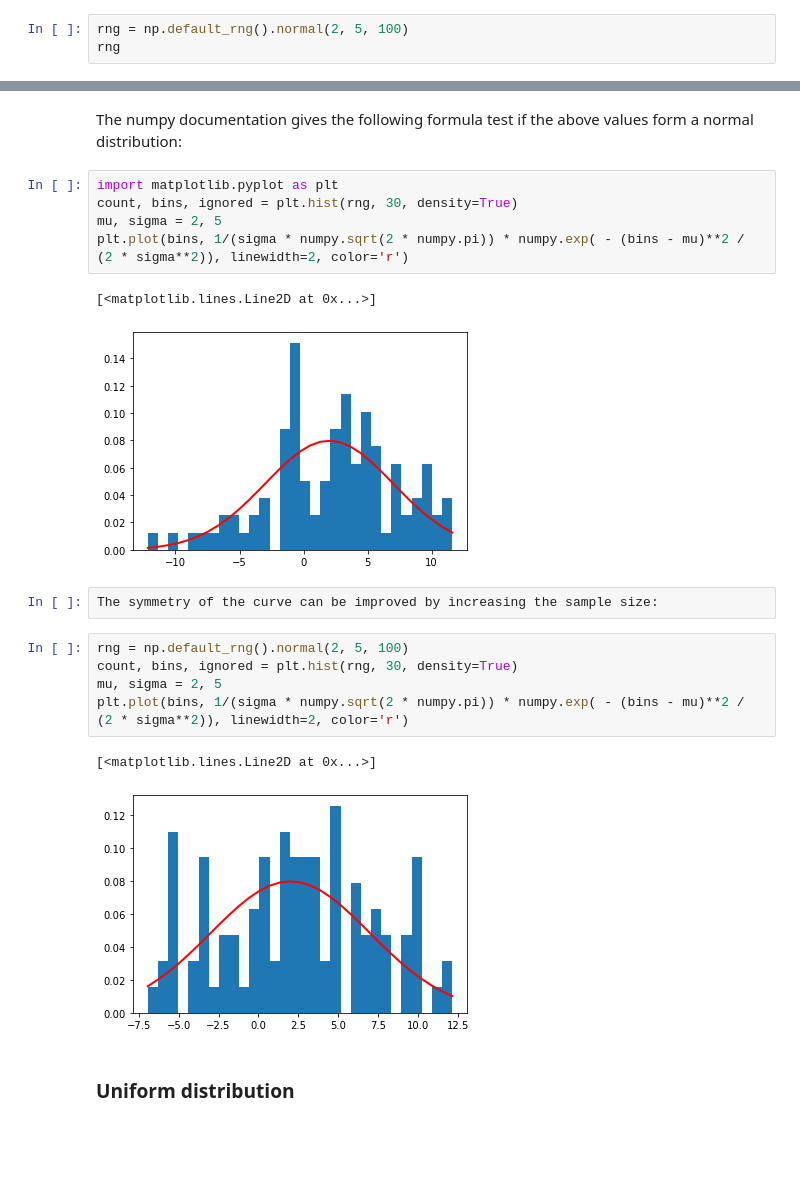
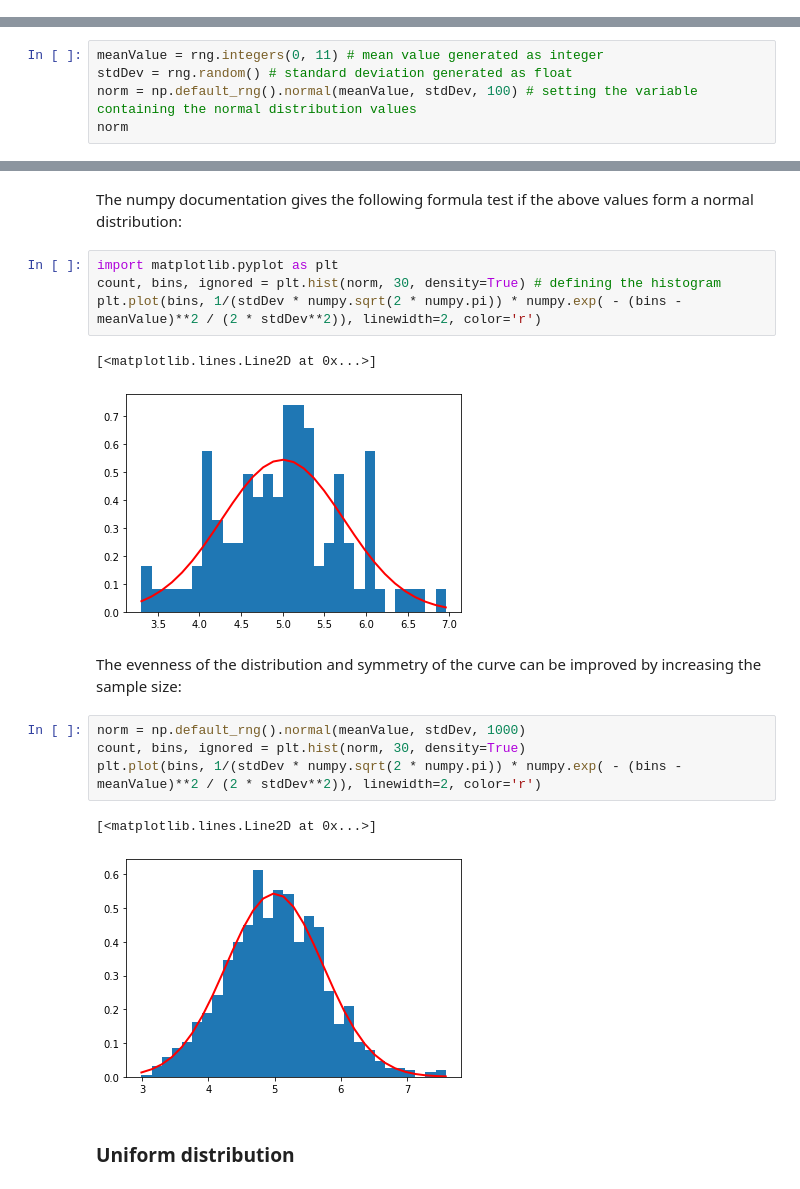
Before and after one commit to donalbuggy/programmingForDataAnalysisAssignment, a Jupyter notebook: progDA Assignment.ipynb, the cells around one changed output, grey strips where cells are left out. Drawn from its saved outputs; the diff is of its cells as text; blank space fills up the shorter version.

Commit message:
changed sample code for normal distribution

```diff
--- a/progDA Assignment.ipynb
+++ b/progDA Assignment.ipynb
@@ -208,6 +210,3 @@ A normal or Gaussian distribution is one in which values are distributed in a be
 The ***normal()*** function is used to draw random samples from a normal distribution. It takes two required parameters, both of which are float values: ***loc*** defines the mean value which will correspond to the centre of the ditribution; ***scale*** defines the standard deviation of the distribution, which determines the width or spread of the distribution.
 
 It also takes the ***size*** parameter, which defines the number of values returned. This argument is passed as an int value if the returned values should form a 1-dimensional array, and a tuple value if the they should form a multi-dimensional array.
-# %%
-rng = np.default_rng().normal(2, 5, 100)
-rng
@@ -231,0 +213,5 @@ array([ -3.75174606,  -1.33878997,  -1.74679222,   7.36363532,
+# %%
+meanValue = rng.integers(0, 11) # mean value generated as integer
+stdDev = rng.random() # standard deviation generated as float
+norm = np.default_rng().normal(meanValue, stdDev, 100) # setting the variable containing the normal distribution values
+norm
@@ -233,22 +240,20 @@ array([ -3.75174606,  -1.33878997,  -1.74679222,   7.36363532,
 The numpy documentation gives the following formula test if the above values form a normal distribution:
 # %%
 import matplotlib.pyplot as plt
-count, bins, ignored = plt.hist(rng, 30, density=True)
-mu, sigma = 2, 5
-plt.plot(bins, 1/(sigma * numpy.sqrt(2 * numpy.pi)) * numpy.exp( - (bins - mu)**2 / (2 * sigma**2)), linewidth=2, color='r')
+count, bins, ignored = plt.hist(norm, 30, density=True) # defining the histogram
+plt.plot(bins, 1/(stdDev * numpy.sqrt(2 * numpy.pi)) * numpy.exp( - (bins - meanValue)**2 / (2 * stdDev**2)), linewidth=2, color='r')
 # %% [output]
 [<matplotlib.lines.Line2D at 0x...>]
-[figure, old version]
+[figure, new version]
-# %%
-The symmetry of the curve can be improved by increasing the sample size:
+# %% [markdown]
+The evenness of the distribution and symmetry of the curve can be improved by increasing the sample size:
 # %%
-rng = np.default_rng().normal(2, 5, 100)
-count, bins, ignored = plt.hist(rng, 30, density=True)
-mu, sigma = 2, 5
-plt.plot(bins, 1/(sigma * numpy.sqrt(2 * numpy.pi)) * numpy.exp( - (bins - mu)**2 / (2 * sigma**2)), linewidth=2, color='r')
+norm = np.default_rng().normal(meanValue, stdDev, 1000)
+count, bins, ignored = plt.hist(norm, 30, density=True)
+plt.plot(bins, 1/(stdDev * numpy.sqrt(2 * numpy.pi)) * numpy.exp( - (bins - meanValue)**2 / (2 * stdDev**2)), linewidth=2, color='r')
 # %% [output]
 [<matplotlib.lines.Line2D at 0x...>]
-[figure, old version]
+[figure, new version]
 # %% [markdown]
 ### Uniform distribution
 # %% [markdown]
```
Also changed, not shown: parts of 7 cells of this notebook.
